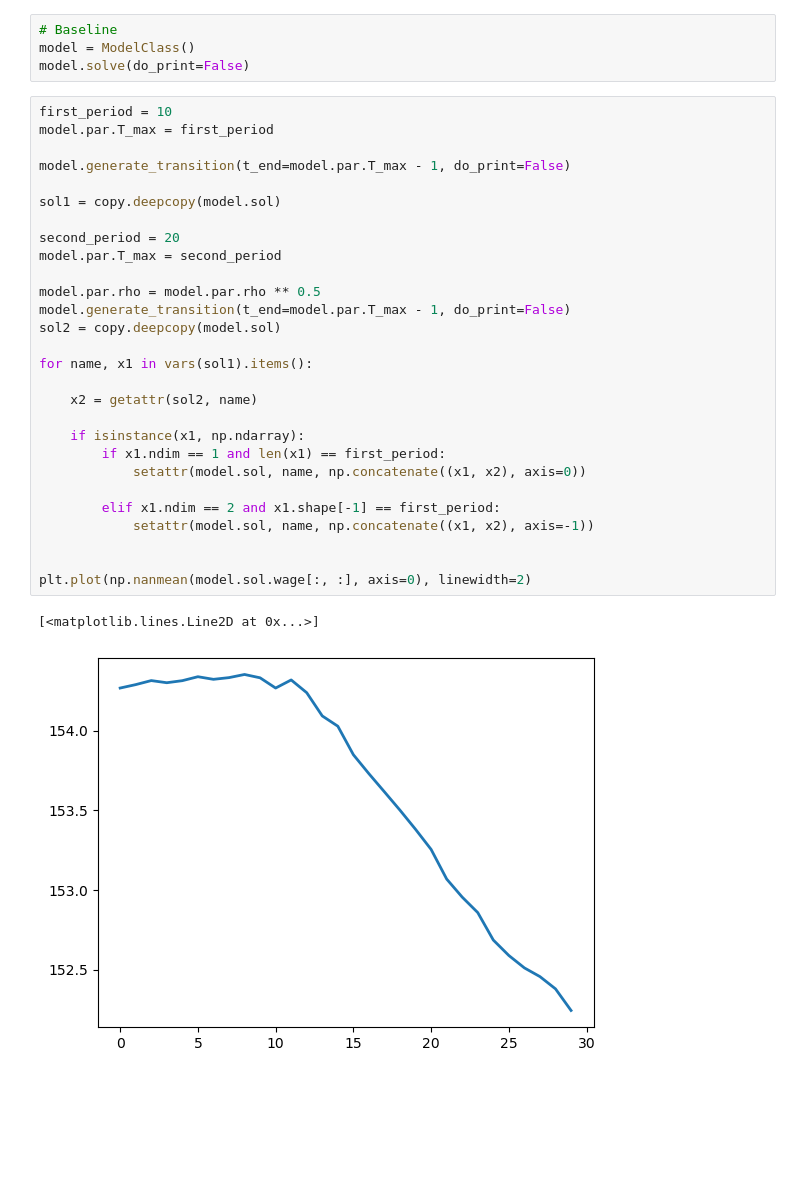
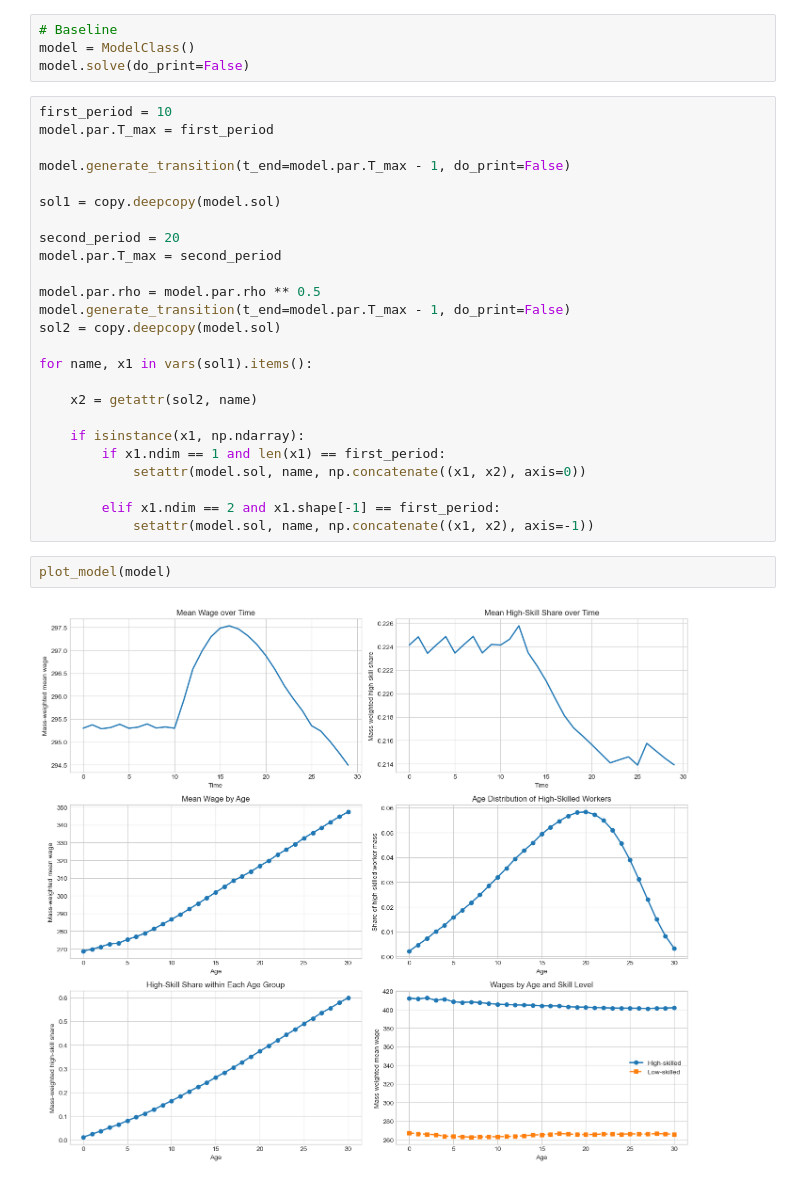
Before and after one commit to peter-l-ravn/Danish-Wage-Gap-Model, a Jupyter notebook: Create shock.ipynb, the cells around one changed output. Cells and saved outputs as stored; diff of their text form; blank space fills up the shorter version.

Commit message:
PLR: Model shock like empirical shock

```diff
--- a/Create shock.ipynb
+++ b/Create shock.ipynb
@@ -49,9 +46,7 @@ for name, x1 in vars(sol1).items():
 
         elif x1.ndim == 2 and x1.shape[-1] == first_period:
             setattr(model.sol, name, np.concatenate((x1, x2), axis=-1))
-
-
-plt.plot(np.nanmean(model.sol.wage[:, :], axis=0), linewidth=2)
-# %% [output]
-[<matplotlib.lines.Line2D at 0x...>]
-[figure, removed]
+# %%
+plot_model(model)
+# %% [output]
+[figure, added]
```
Also changed, not shown: parts of 2 cells of this notebook, 5 other files.
